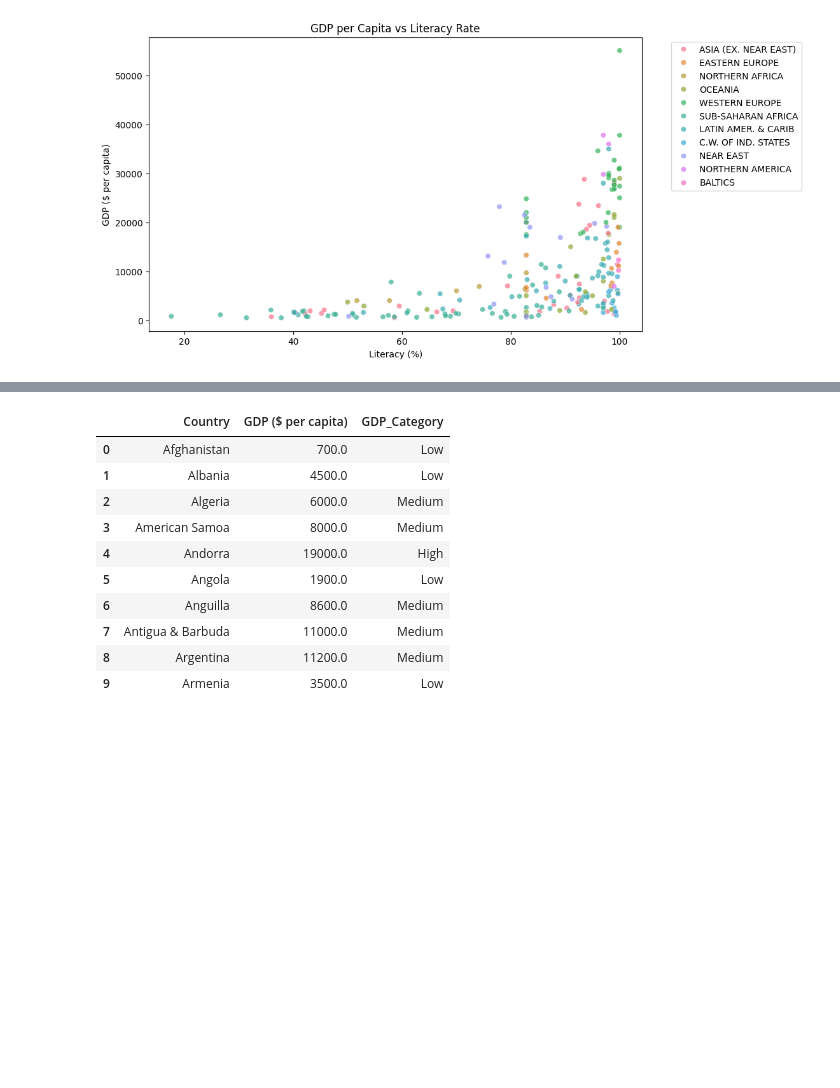
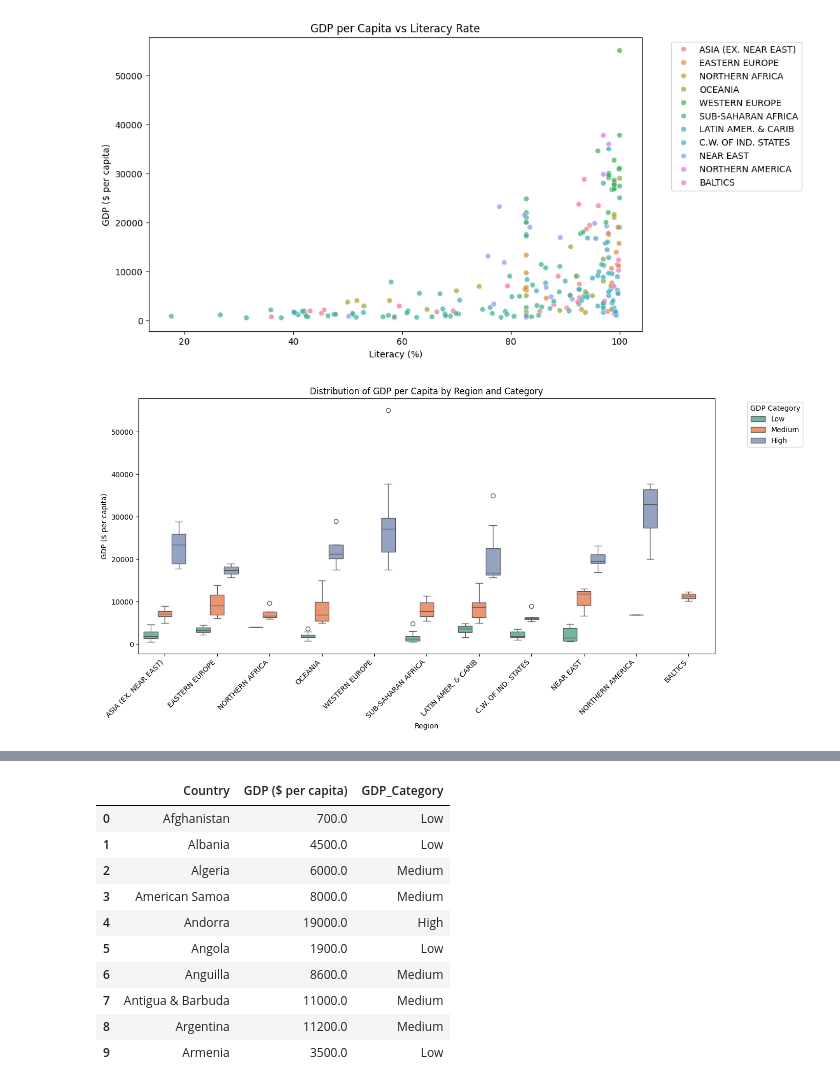
Before and after one commit to haseeb4888-code/Machine-Learning-AI-221-project, a Jupyter notebook: code.ipynb, the cells around one changed output, grey strips where cells are left out. Cells and saved outputs as stored; diff of their text form; code cells hidden in the pictures; blank space fills up the shorter version.

Commit message:
added some new plots like box,bar

```diff
--- a/code.ipynb
+++ b/code.ipynb
@@ -166,3 +166,13 @@ plt.legend(bbox_to_anchor=(1.05, 1), loc='upper left')
 plt.show()
 # %% [output]
 [figure]
+# %%
+plt.figure(figsize=(14, 7))
+sns.boxplot(data=df, x='Region', y='GDP ($ per capita)', hue='GDP_Category', palette='Set2')
+plt.xticks(rotation=45, ha='right')
+plt.title('Distribution of GDP per Capita by Region and Category')
+plt.legend(title='GDP Category', bbox_to_anchor=(1.05, 1), loc='upper left')
+plt.tight_layout()
+plt.show()
+# %% [output]
+[figure, added]
```
Also changed, not shown: parts of 6 cells of this notebook.
